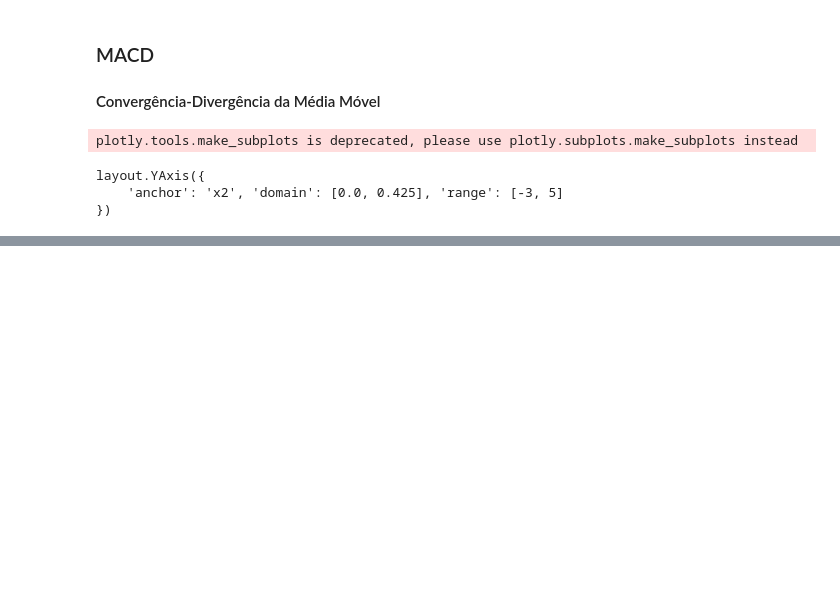
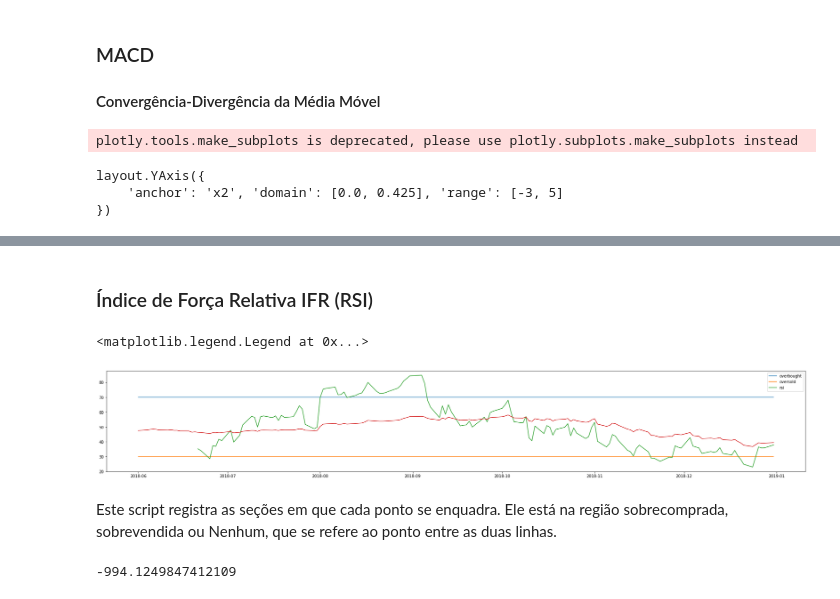
Before and after one commit to dagobertomedeiros/pyBolsa, a Jupyter notebook: python_bolsa_exercicios.ipynb, the cells around one changed output, grey strips where cells are left out. Drawn from its saved outputs; the diff is of its cells as text; code cells hidden in the pictures; blank space fills up the shorter version.

```diff
--- a/python_bolsa_exercicios.ipynb
+++ b/python_bolsa_exercicios.ipynb
@@ -623,3 +624,5 @@ layout.YAxis({
 simple_plot(fig, '4.1 MACD')
 # %% [output]
 [interactive output not drawn]
+# %% [markdown]
+### Índice de Força Relativa IFR (RSI)
@@ -625,0 +631,20 @@ simple_plot(fig, '4.1 MACD')
+# %%
+aapl = all_data.loc['AAPL'].dropna()
+# %%
+aapl = aapl['2018-06-01':'2019-02-22']
+# %%
+rsi = talib.RSI (aapl["Close"])
+# %%
+fig = plt.figure()
+fig.set_size_inches((25,18))
+ax_rsi = fig.add_axes((0, 0.24, 1, 0.2))
+ax_rsi.plot(aapl.index, [70] * len(aapl.index), label='overbought')
+ax_rsi.plot(aapl.index, [30] * len(aapl.index), label='oversold')
+ax_rsi.plot(aapl.index, rsi, label='rsi')
+ax_rsi.plot(aapl['Close'])
+ax_rsi.legend()
+# %% [output]
+<matplotlib.legend.Legend at 0x...>
+[figure, added]
+# %% [markdown]
+Este script registra as seções em que cada ponto se enquadra. Ele está na região sobrecomprada, sobrevendida ou Nenhum, que se refere ao ponto entre as duas linhas.
@@ -625,0 +685,4 @@ simple_plot(fig, '4.1 MACD')
+# %%
+profit
+# %% [output]
+-994.1249847412109
```
Also changed, not shown: parts of 8 cells of this notebook, 1 other file.
